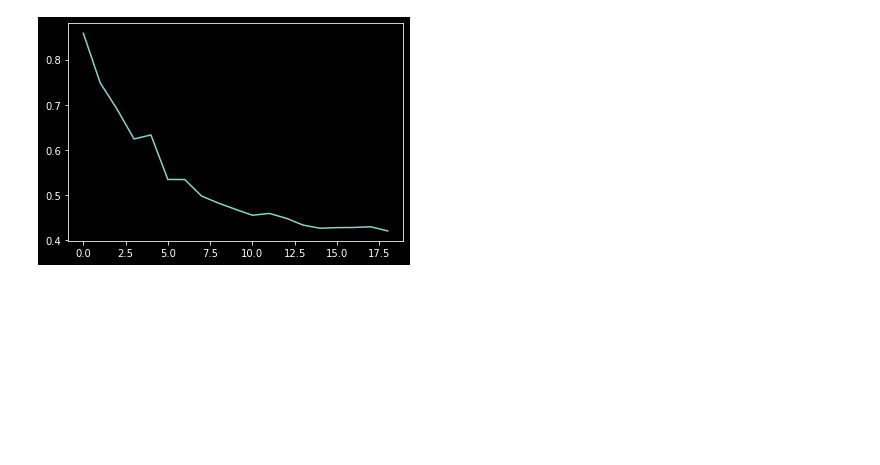
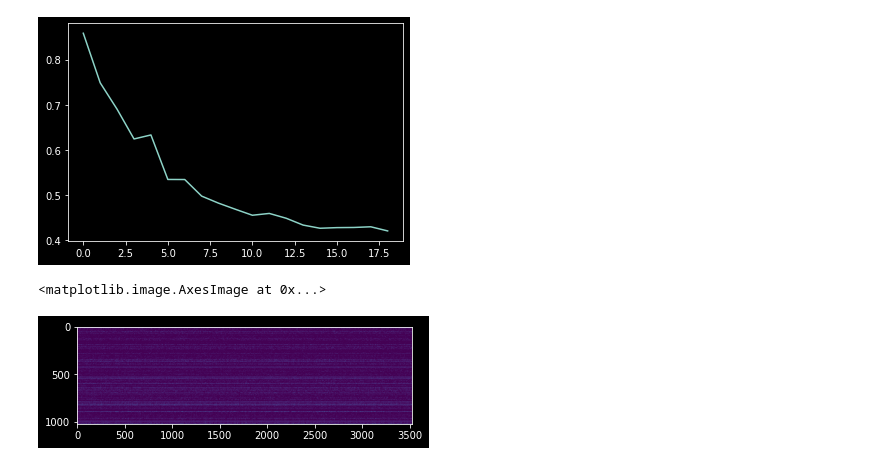
Before and after one commit to rjb255/researchProject, a Jupyter notebook: purePython/v2main.ipynb, the cells around one changed output. Cells and saved outputs as stored; diff of their text form; code cells hidden in the pictures; blank space fills up the shorter version.

```diff
--- a/purePython/v2main.ipynb
+++ b/purePython/v2main.ipynb
@@ -122,3 +129,11 @@ mlt.plot(runningScore)
 # %% [output]
 [<matplotlib.lines.Line2D at 0x...>]
 [figure]
+# %%
+import matplotlib.image as mpimg
+import matplotlib.pyplot as plt
+A = np.array(data.drop(columns=["pXC50", "molecule_id"]))
+plt.imshow(np.transpose(A))
+# %% [output]
+<matplotlib.image.AxesImage at 0x...>
+[figure, added]
```
Also changed, not shown: parts of 1 cell of this notebook, 1 other file.
